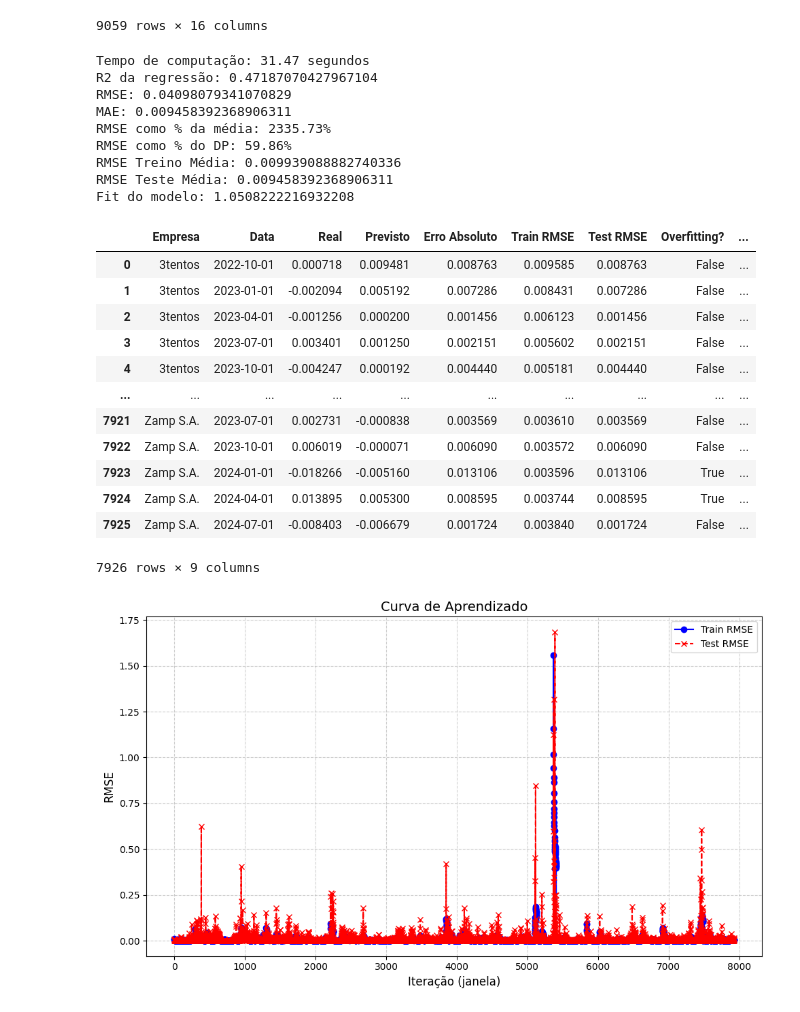
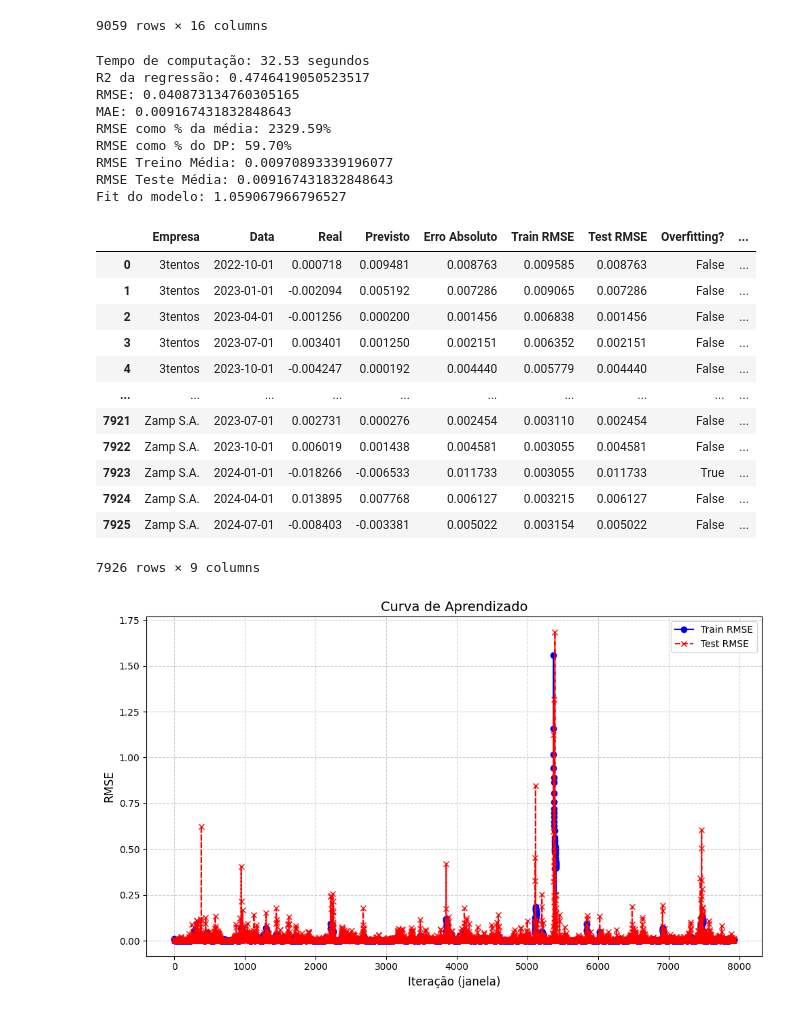
Before and after one commit to CHAnnnelch/IC_predicao_FCF, a Jupyter notebook: 15_knn_final_scaled.ipynb, the cells around one changed output. Saved outputs shown, nothing was run; the diff lists cells and outputs as text; code cells hidden in the pictures.

Commit message:
Atualizados os modelos

```diff
--- a/15_knn_final_scaled.ipynb
+++ b/15_knn_final_scaled.ipynb
@@ -158,7 +158,7 @@ k=4
 
 
 def expanding_window_forecast_knn(df, target_col=target_var, empresa_col='Nome', date_col='Data',
-                               min_train_size=k, horizon=1, features=['g_FCLF_scaled', 'EBITDA', 'ROE', 'LG', 'ROA', 'GMV', 'DE', 'lag_g_fclf', 'ma_g_fclf']):
+                               min_train_size=k, horizon=1, features=['g_FCLF_scaled', 'ROE', 'LG', 'GMV', 'DE', 'lag_g_fclf', 'ma_g_fclf']):
     results = []
 
     for empresa_id, grupo in df.groupby(empresa_col):
@@ -206,52 +206,52 @@ def expanding_window_forecast_knn(df, target_col=target_var, empresa_col='Nome',
 
 # Exemplo de uso:
 media = df[target_var].mean()
 dp = df[target_var].std()
 
 start = time.time()
 resultado = expanding_window_forecast_knn(df)
 end = time.time()
 
 print(f'Tempo de computação: {end - start:.2f} segundos')
 
 rmse = mean_squared_error(resultado['Real'], resultado['Previsto'], squared=False)
 mae = mean_absolute_error(resultado['Real'], resultado['Previsto'])
 r2 = r2_score(resultado['Real'], resultado['Previsto'])
 
 train_rmse_media = resultado['Train RMSE'].mean()
 test_rmse_media = resultado['Test RMSE'].mean()
 print(f'R2 da regressão: {r2}')
 print(f'RMSE: {rmse}')
 print(f'MAE: {mae}')
 print(f'RMSE como % da média: {(rmse/media)*100:.2f}%')
 print(f'RMSE como % do DP: {(rmse/dp)*100:.2f}%')
 print(f'RMSE Treino Média: {train_rmse_media}')
 print(f'RMSE Teste Média: {test_rmse_media}')
 print(f'Fit do modelo: {train_rmse_media/test_rmse_media}')
 
 resultado
 # %% [output]
-Tempo de computação: 31.47 segundos
-R2 da regressão: 0.47187070427967104
-RMSE: 0.04098079341070829
-MAE: 0.009458392368906311
-RMSE como % da média: 2335.73%
-RMSE como % do DP: 59.86%
-RMSE Treino Média: 0.009939088882740336
-RMSE Teste Média: 0.009458392368906311
-Fit do modelo: 1.0508222216932208
+Tempo de computação: 32.53 segundos
+R2 da regressão: 0.4746419050523517
+RMSE: 0.040873134760305165
+MAE: 0.009167431832848643
+RMSE como % da média: 2329.59%
+RMSE como % do DP: 59.70%
+RMSE Treino Média: 0.00970893339196077
+RMSE Teste Média: 0.009167431832848643
+Fit do modelo: 1.059067966796527
 |  | Empresa | Data | Real | Previsto | Erro Absoluto | Train RMSE | Test RMSE | Overfitting? | ... |
 | 0 | 3tentos | 2022-10-01 | 0.000718 | 0.009481 | 0.008763 | 0.009585 | 0.008763 | False | ... |
-| 1 | 3tentos | 2023-01-01 | -0.002094 | 0.005192 | 0.007286 | 0.008431 | 0.007286 | False | ... |
-| 2 | 3tentos | 2023-04-01 | -0.001256 | 0.000200 | 0.001456 | 0.006123 | 0.001456 | False | ... |
-| 3 | 3tentos | 2023-07-01 | 0.003401 | 0.001250 | 0.002151 | 0.005602 | 0.002151 | False | ... |
-| 4 | 3tentos | 2023-10-01 | -0.004247 | 0.000192 | 0.004440 | 0.005181 | 0.004440 | False | ... |
+| 1 | 3tentos | 2023-01-01 | -0.002094 | 0.005192 | 0.007286 | 0.009065 | 0.007286 | False | ... |
+| 2 | 3tentos | 2023-04-01 | -0.001256 | 0.000200 | 0.001456 | 0.006838 | 0.001456 | False | ... |
+| 3 | 3tentos | 2023-07-01 | 0.003401 | 0.001250 | 0.002151 | 0.006352 | 0.002151 | False | ... |
+| 4 | 3tentos | 2023-10-01 | -0.004247 | 0.000192 | 0.004440 | 0.005779 | 0.004440 | False | ... |
 | ... | ... | ... | ... | ... | ... | ... | ... | ... | ... |
-| 7921 | Zamp S.A. | 2023-07-01 | 0.002731 | -0.000838 | 0.003569 | 0.003610 | 0.003569 | False | ... |
-| 7922 | Zamp S.A. | 2023-10-01 | 0.006019 | -0.000071 | 0.006090 | 0.003572 | 0.006090 | False | ... |
-| 7923 | Zamp S.A. | 2024-01-01 | -0.018266 | -0.005160 | 0.013106 | 0.003596 | 0.013106 | True | ... |
-| 7924 | Zamp S.A. | 2024-04-01 | 0.013895 | 0.005300 | 0.008595 | 0.003744 | 0.008595 | True | ... |
-| 7925 | Zamp S.A. | 2024-07-01 | -0.008403 | -0.006679 | 0.001724 | 0.003840 | 0.001724 | False | ... |
+| 7921 | Zamp S.A. | 2023-07-01 | 0.002731 | 0.000276 | 0.002454 | 0.003110 | 0.002454 | False | ... |
+| 7922 | Zamp S.A. | 2023-10-01 | 0.006019 | 0.001438 | 0.004581 | 0.003055 | 0.004581 | False | ... |
+| 7923 | Zamp S.A. | 2024-01-01 | -0.018266 | -0.006533 | 0.011733 | 0.003055 | 0.011733 | True | ... |
+| 7924 | Zamp S.A. | 2024-04-01 | 0.013895 | 0.007768 | 0.006127 | 0.003215 | 0.006127 | False | ... |
+| 7925 | Zamp S.A. | 2024-07-01 | -0.008403 | -0.003381 | 0.005022 | 0.003154 | 0.005022 | False | ... |
 7926 rows × 9 columns
 # %%
 resultado.to_csv('KNN_resultados.csv')
```
Also changed, not shown: parts of 4 cells of this notebook, 15 other files.
